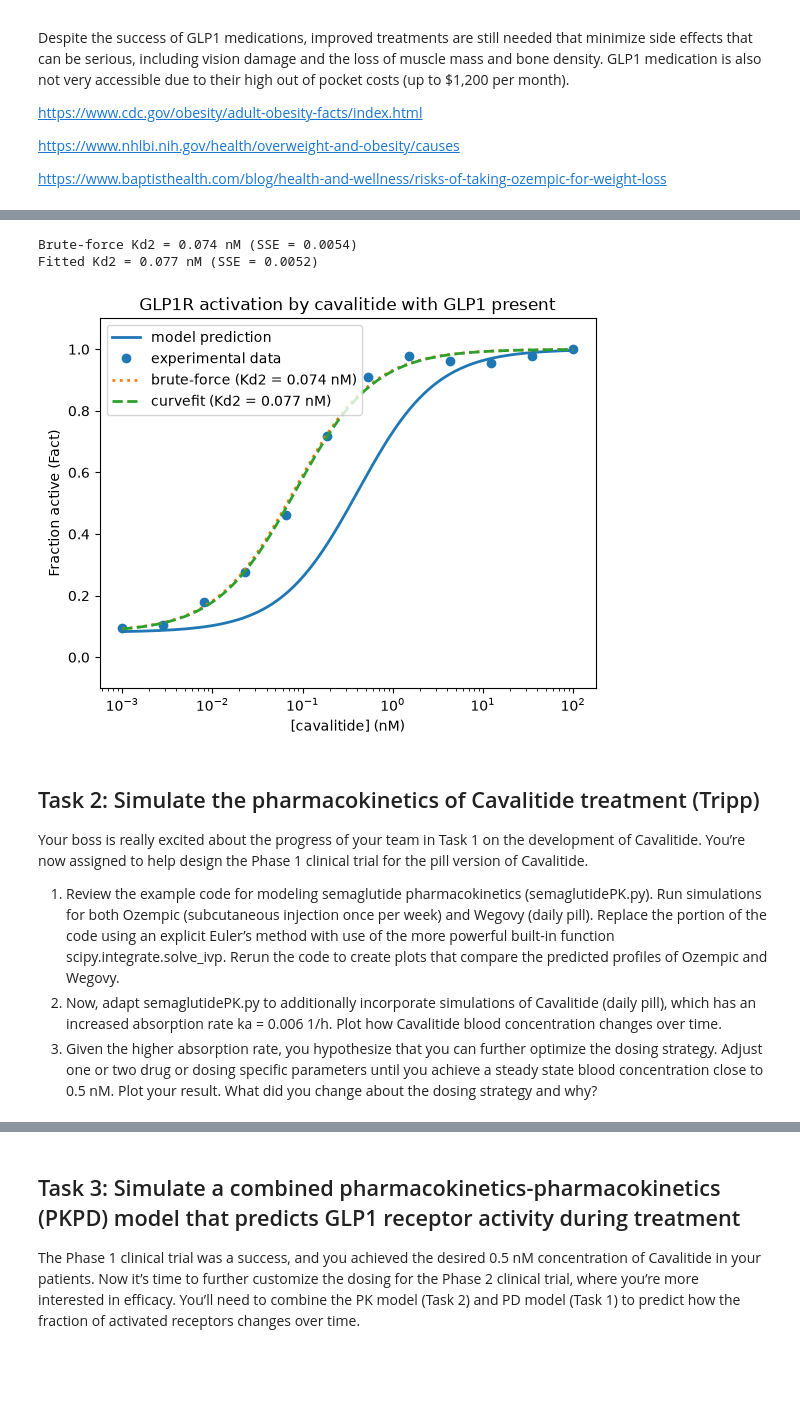
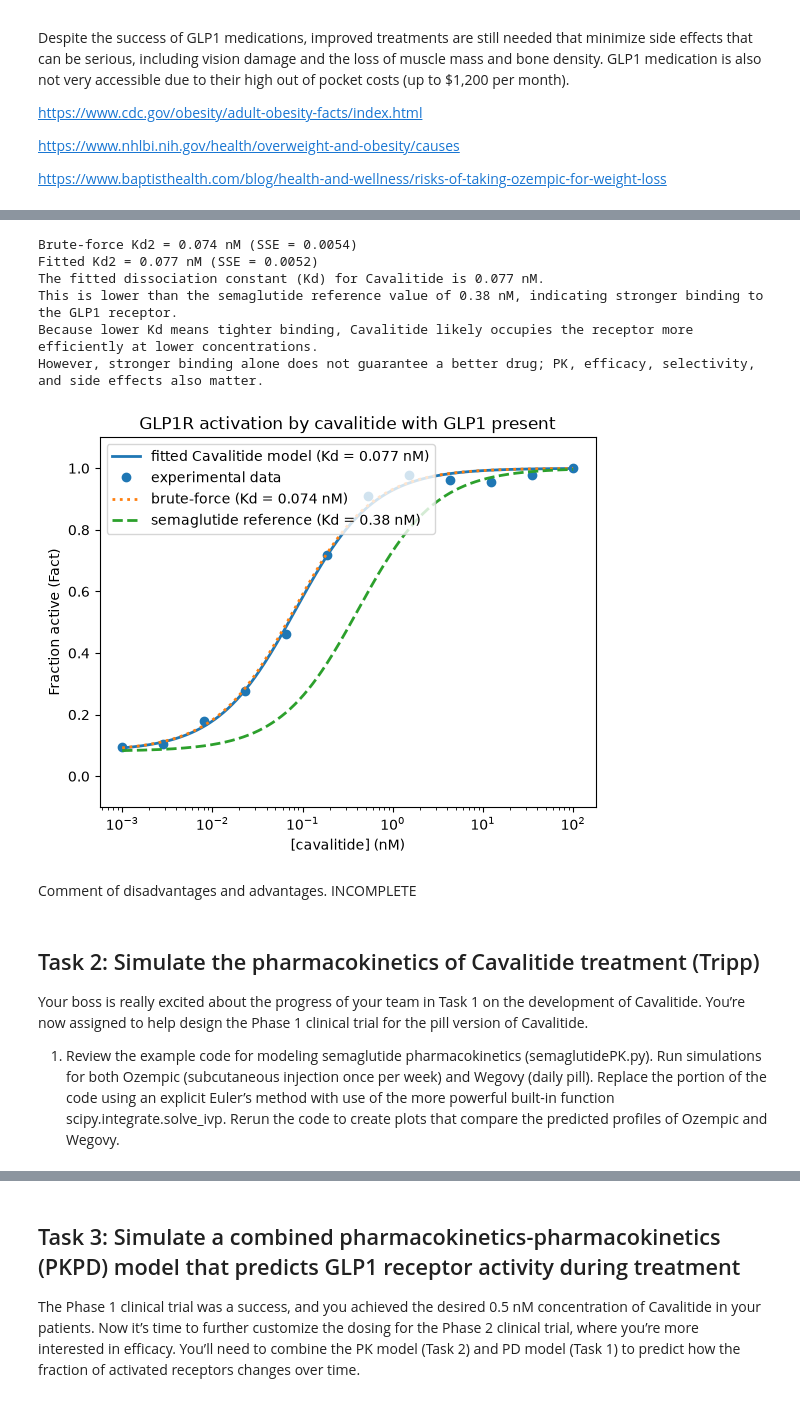
Before and after one commit to Rilham2318/BME-2315_Module3, a Jupyter notebook: Module3_Project_Template.ipynb, the cells around one changed output, grey strips where cells are left out. Saved outputs shown, nothing was run; the diff lists cells and outputs as text; code cells hidden in the pictures; blank space fills up the shorter version.

```diff
--- a/Module3_Project_Template.ipynb
+++ b/Module3_Project_Template.ipynb
@@ -59,47 +62,57 @@ SSE_brute = np.inf
 for Kd2_try in Kd2_candidates:
     # Sum of squared errors between the data and the model for this candidate
     SSE = np.sum((Fact_loaded - Fact(L1, L2_loaded, Kd1, Kd2_try))**2)
     if SSE < SSE_brute:
         SSE_brute = SSE
         Kd2_brute = Kd2_try
 print(f"Brute-force Kd2 = {Kd2_brute:.3f} nM (SSE = {SSE_brute:.4f})")
 
 # Approach 2: Python curvefit of Kd2: related to steepest descent method
 popt, pcov = curve_fit(lambda L2, Kd2: Fact(L1, L2, Kd1, Kd2),
                        L2_loaded, Fact_loaded, p0=[0.1], bounds=(0, np.inf))
 Kd2_fit = popt[0]
 SSE_fit = np.sum((Fact_loaded - Fact(L1, L2_loaded, Kd1, Kd2_fit))**2)
 print(f"Fitted Kd2 = {Kd2_fit:.3f} nM (SSE = {SSE_fit:.4f})")
 
+# Interpretation of the fitted Kd for Cavalitide
+print(f"The fitted dissociation constant (Kd) for Cavalitide is {Kd2_fit:.3f} nM.")
+print(f"This is lower than the semaglutide reference value of 0.38 nM, indicating stronger binding to the GLP1 receptor.")
+print(f"Because lower Kd means tighter binding, Cavalitide likely occupies the receptor more efficiently at lower concentrations.")
+print(f"However, stronger binding alone does not guarantee a better drug; PK, efficacy, selectivity, and side effects also matter.")
 
+# Use the fitted Cavalitide value for the main model line
 plt.figure()
-line, = plt.semilogx(L2, Fact(L1, L2, Kd1, Kd2), lw=2,
-                     label="model prediction")
+line, = plt.semilogx(L2, Fact(L1, L2, Kd1, Kd2_fit), lw=2,
+                     label=f"fitted Cavalitide model (Kd = {Kd2_fit:.3f} nM)")
 plt.semilogx(L2_loaded, Fact_loaded, "o", c=line.get_color(),
              label="experimental data")
 plt.semilogx(L2, Fact(L1, L2, Kd1, Kd2_brute), ":", lw=2,
-             label=f"brute-force (Kd2 = {Kd2_brute:.3f} nM)")
-plt.semilogx(L2, Fact(L1, L2, Kd1, Kd2_fit), "--", lw=2,
-             label=f"curvefit (Kd2 = {Kd2_fit:.3f} nM)")
+             label=f"brute-force (Kd = {Kd2_brute:.3f} nM)")
+plt.semilogx(L2, Fact(L1, L2, Kd1, 0.38), "--", lw=2,
+             label="semaglutide reference (Kd = 0.38 nM)")
 
 plt.ylim(-0.1, 1.1)
 plt.xlabel("[cavalitide] (nM)")
 plt.ylabel("Fraction active (Fact)")
 plt.title("GLP1R activation by cavalitide with GLP1 present")
 plt.legend(loc="upper left")
 plt.show()
 # %% [output]
 Brute-force Kd2 = 0.074 nM (SSE = 0.0054)
 Fitted Kd2 = 0.077 nM (SSE = 0.0052)
+The fitted dissociation constant (Kd) for Cavalitide is 0.077 nM.
+This is lower than the semaglutide reference value of 0.38 nM, indicating stronger binding to the GLP1 receptor.
+Because lower Kd means tighter binding, Cavalitide likely occupies the receptor more efficiently at lower concentrations.
+However, stronger binding alone does not guarantee a better drug; PK, efficacy, selectivity, and side effects also matter.
-[figure, old version]
+[figure, new version]
+# %% [markdown]
+Comment of disadvantages and advantages. INCOMPLETE
 # %% [markdown]
 ## Task 2: Simulate the pharmacokinetics of Cavalitide treatment (Tripp)
 
 Your boss is really excited about the progress of your team in Task 1 on the development of Cavalitide. You’re now assigned to help design the Phase 1 clinical trial for the pill version of Cavalitide.
 
 1. Review the example code for modeling semaglutide pharmacokinetics (semaglutidePK.py). Run simulations for both Ozempic (subcutaneous injection once per week) and Wegovy (daily pill).  Replace the portion of the code using an explicit Euler’s method with use of the more powerful built-in function scipy.integrate.solve_ivp. Rerun the code to create plots that compare the predicted profiles of Ozempic and Wegovy.
-2. Now, adapt semaglutidePK.py to additionally incorporate simulations of Cavalitide (daily pill), which has an increased absorption rate ka = 0.006 1/h. Plot how Cavalitide blood concentration changes over time.
-3. Given the higher absorption rate, you hypothesize that you can further optimize the dosing strategy. Adjust one or two drug or dosing specific parameters until you achieve a steady state blood concentration close to 0.5 nM. Plot your result. What did you change about the dosing strategy and why?
 # %%
 import numpy as np
 import matplotlib.pyplot as plt
```
Also changed, not shown: parts of 10 cells of this notebook.
